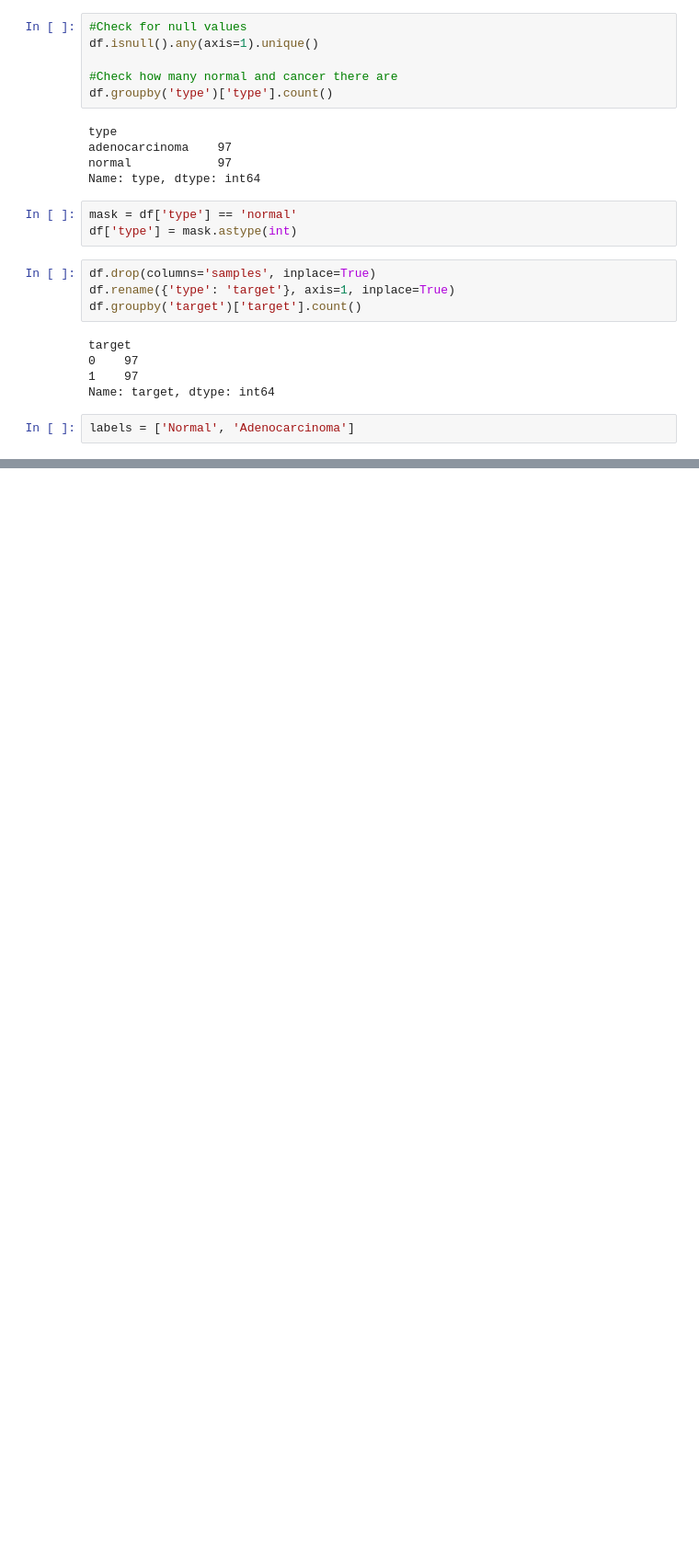
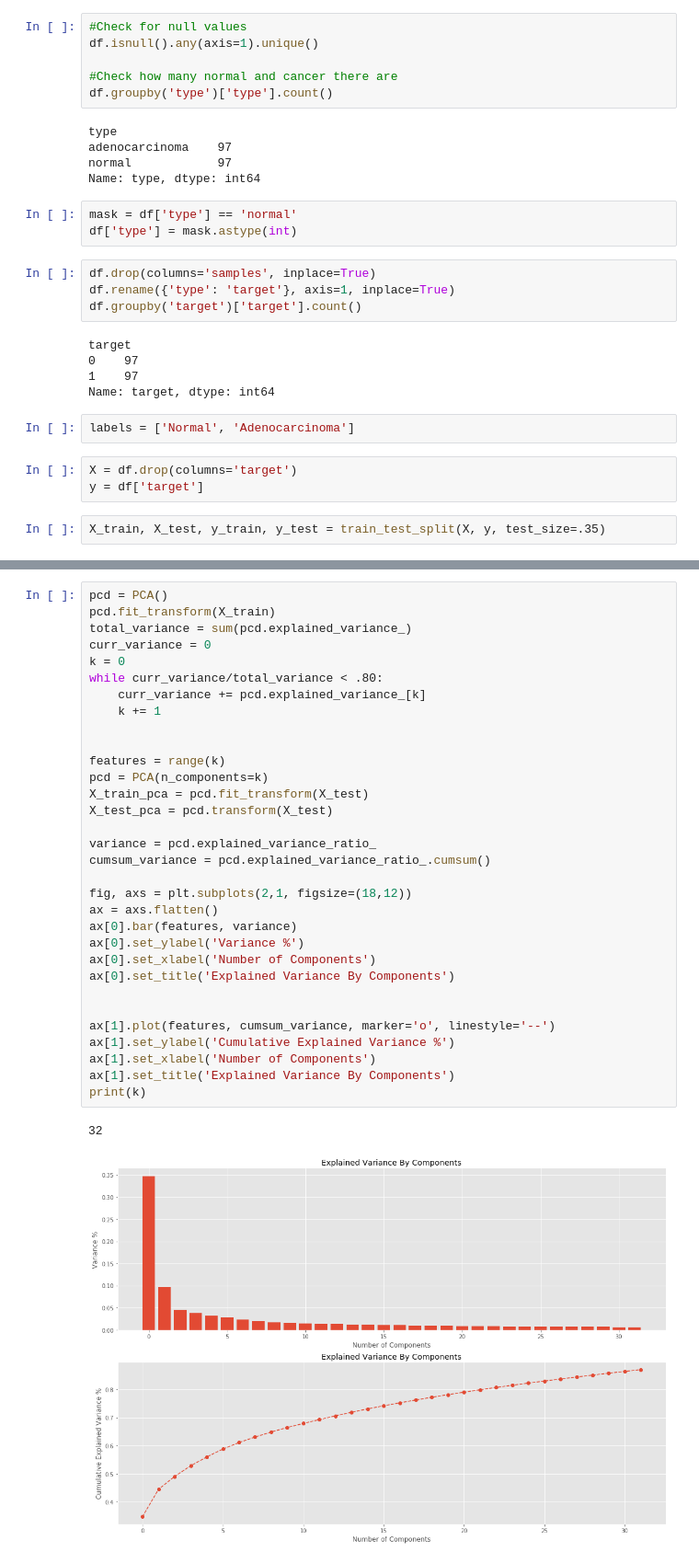
Before and after one commit to phamc4/Genetic_Diagnosis, a Jupyter notebook: data_eda.ipynb, the cells around one changed output, grey strips where cells are left out. Shown at 92% size. Saved outputs shown, nothing was run; the diff lists cells and outputs as text; blank space fills up the shorter version.

```diff
--- a/data_eda.ipynb
+++ b/data_eda.ipynb
@@ -48,3 +51,8 @@ target
 Name: target, dtype: int64
 # %%
 labels = ['Normal', 'Adenocarcinoma']
+# %%
+X = df.drop(columns='target')
+y = df['target']
+# %%
+X_train, X_test, y_train, y_test = train_test_split(X, y, test_size=.35)
@@ -50,0 +64,35 @@ labels = ['Normal', 'Adenocarcinoma']
+# %%
+pcd = PCA()
+pcd.fit_transform(X_train)
+total_variance = sum(pcd.explained_variance_)
+curr_variance = 0
+k = 0
+while curr_variance/total_variance < .80:
+    curr_variance += pcd.explained_variance_[k]
+    k += 1
+
+
+features = range(k)
+pcd = PCA(n_components=k)
+X_train_pca = pcd.fit_transform(X_test)
+X_test_pca = pcd.transform(X_test)
+
+variance = pcd.explained_variance_ratio_
+cumsum_variance = pcd.explained_variance_ratio_.cumsum()
+
+fig, axs = plt.subplots(2,1, figsize=(18,12))
+ax = axs.flatten()
+ax[0].bar(features, variance)
+ax[0].set_ylabel('Variance %')
+ax[0].set_xlabel('Number of Components')
+ax[0].set_title('Explained Variance By Components')
+
+
+ax[1].plot(features, cumsum_variance, marker='o', linestyle='--')
+ax[1].set_ylabel('Cumulative Explained Variance %')
+ax[1].set_xlabel('Number of Components')
+ax[1].set_title('Explained Variance By Components')
+print(k)
+# %% [output]
+32
+[figure, added]
```
Also changed, not shown: parts of 7 cells of this notebook.
